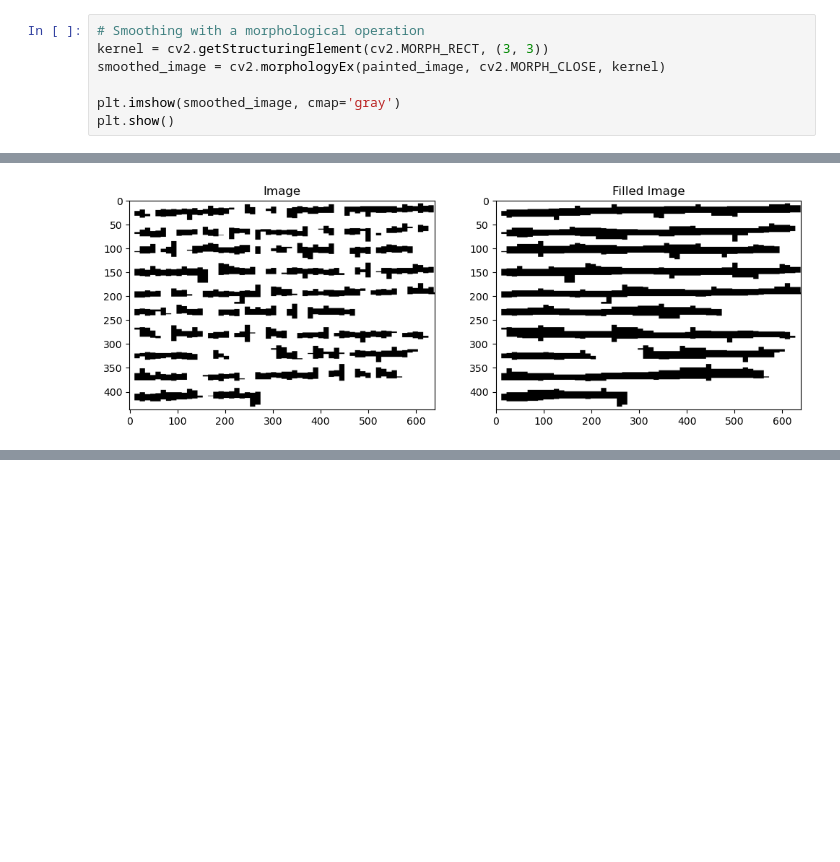
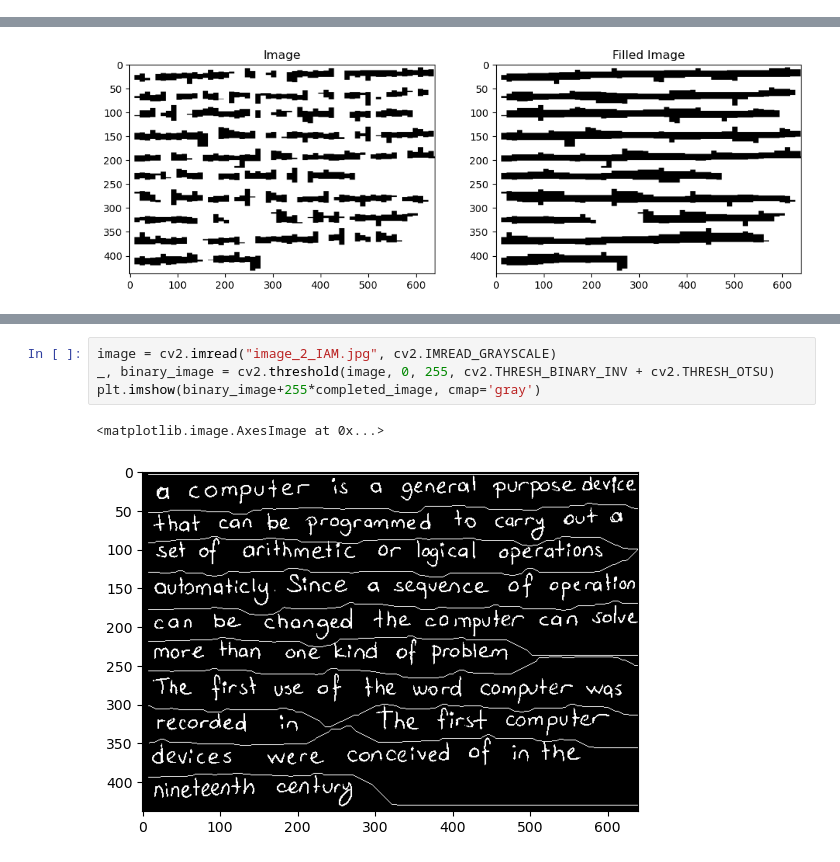
Before and after one commit to LalithaEvani/DIP_Project, a Jupyter notebook: main_2.ipynb, the cells around one changed output, grey strips where cells are left out. Drawn from its saved outputs; the diff is of its cells as text; blank space fills up the shorter version.

```diff
--- a/main_2.ipynb
+++ b/main_2.ipynb
@@ -52,7 +21,0 @@ plt.show()
-# %%
-# Smoothing with a morphological operation
-kernel = cv2.getStructuringElement(cv2.MORPH_RECT, (3, 3))
-smoothed_image = cv2.morphologyEx(painted_image, cv2.MORPH_CLOSE, kernel)
-
-plt.imshow(smoothed_image, cmap='gray')
-plt.show()
@@ -357,0 +546,7 @@ plt.imshow(thresholded_image, cmap='gray')
+# %%
+image = cv2.imread("image_2_IAM.jpg", cv2.IMREAD_GRAYSCALE)
+_, binary_image = cv2.threshold(image, 0, 255, cv2.THRESH_BINARY_INV + cv2.THRESH_OTSU)
+plt.imshow(binary_image+255*completed_image, cmap='gray')
+# %% [output]
+<matplotlib.image.AxesImage at 0x...>
+[figure, added]
```
Also changed, not shown: parts of 11 cells of this notebook.
